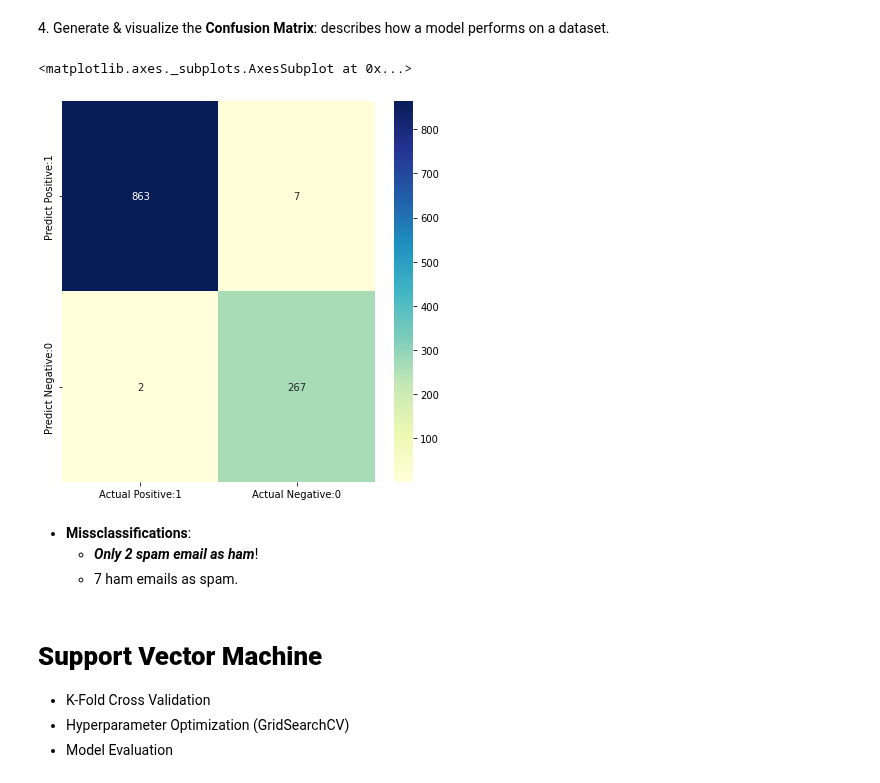
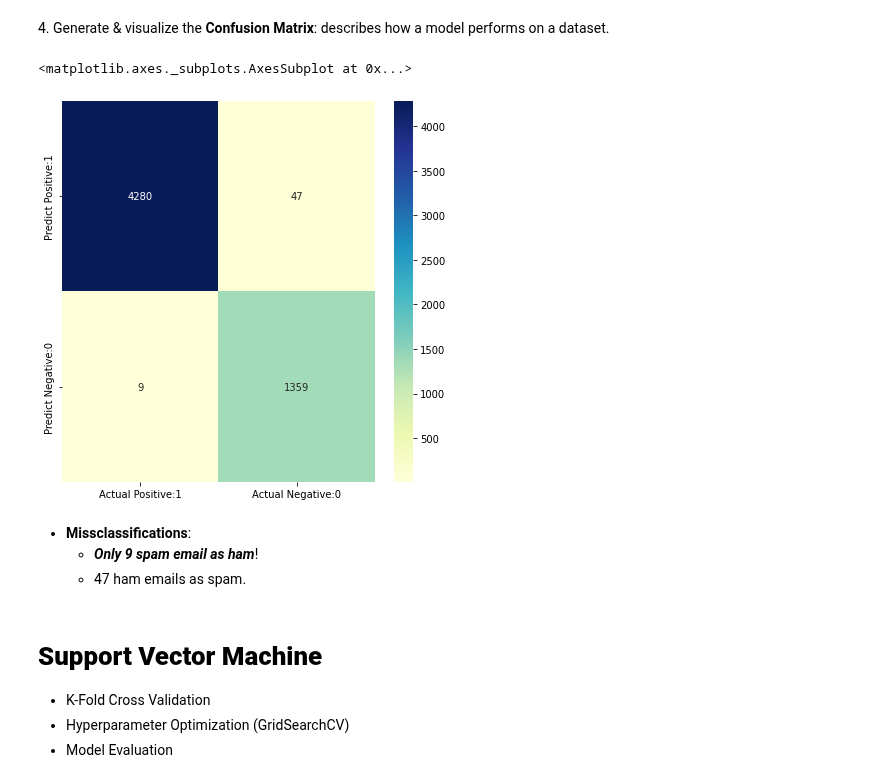
Before and after one commit to CSpanias/spam_filter_bootcamp, a Jupyter notebook: spam_filter.ipynb, the cells around one changed output. Drawn from its saved outputs; the diff is of its cells as text; code cells hidden in the pictures.

```diff
--- a/spam_filter.ipynb
+++ b/spam_filter.ipynb
@@ -406,0 +339,7 @@ weighted avg       0.99      0.99      0.99      1139
+# %%
+# choose how many train/test sets we want by "n_splits"
+kf = StratifiedKFold(n_splits=10, shuffle=True)
+
+scoring = ['accuracy', 'precision', 'recall', 'f1', 'neg_brier_score', 'neg_log_loss', 'roc_auc']
+
+scores_mnb = cross_validate(model_mnb, X, y, cv=kf, scoring=scoring, return_train_score=True)
@@ -408,21 +424,21 @@ weighted avg       0.99      0.99      0.99      1139
 <a name="ConfusionMatrix"> </a>
 4. Generate & visualize the **Confusion Matrix**: describes how a model performs on a dataset.
 # %%
-# generate a confusion matrix of the testing set with MNB
-cm = confusion_matrix(y_test, y_pred_test_mnb)
+y_pred = cross_val_predict(model_mnb, X, y, cv=kf)
+cm = confusion_matrix(y, y_pred)
 # visualize confusion matrix with seaborn heatmap
 cm_matrix = pd.DataFrame(data=cm, columns=['Actual Positive:1',
                                            'Actual Negative:0'],
                         index=['Predict Positive:1', 'Predict Negative:0'])
 fig, ax = plt.subplots(figsize=(7,7))
 sns.heatmap(cm_matrix, annot=True, fmt='d', cmap='YlGnBu')
 # %% [output]
 <matplotlib.axes._subplots.AxesSubplot at 0x...>
-[figure, old version]
+[figure, new version]
 # %% [markdown]
 * **Missclassifications**:
-  * ***Only 2 spam email as ham***!
-  * 7 ham emails as spam.
+  * ***Only 9 spam email as ham***!
+  * 47 ham emails as spam.
 # %% [markdown]
 <a name="SVM"> </a>
 # **Support Vector Machine**
```
Also changed, not shown: parts of 34 cells of this notebook.
